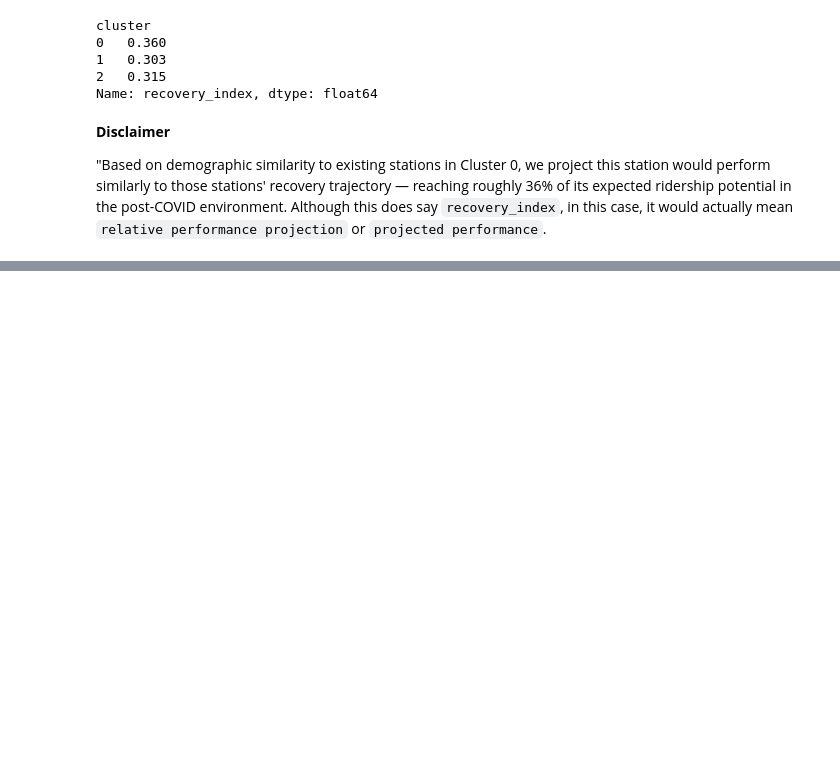
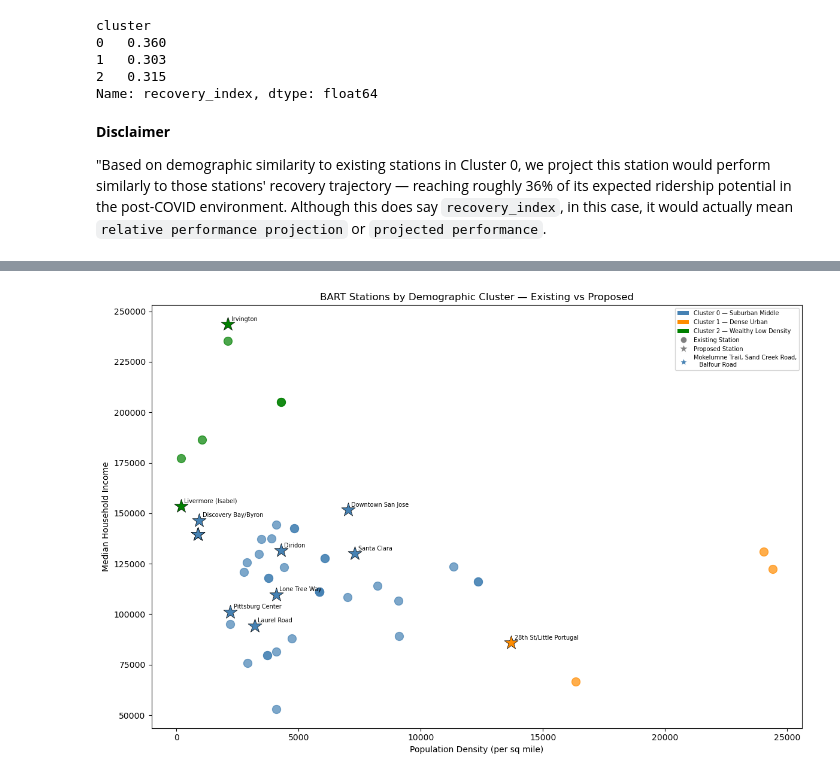
Before and after one commit to Shiv0406/BartProj, a Jupyter notebook: data-exploration.ipynb, the cells around one changed output, grey strips where cells are left out. Saved outputs shown, nothing was run; the diff lists cells and outputs as text; code cells hidden in the pictures; blank space fills up the shorter version.

```diff
--- a/data-exploration.ipynb
+++ b/data-exploration.ipynb
@@ -1439,0 +1503,44 @@ Name: recovery_index, dtype: float64
+# %%
+cluster_colors = {0: "steelblue", 1: "darkorange", 2: "green"}
+
+fig, ax = plt.subplots(figsize=(12, 8))
+
+# Existing stations — circles, no labels
+for _, row in station_recovery_2023.iterrows():
+    ax.scatter(row["pop_density"], row["mhi"],
+               color=cluster_colors[row["cluster"]],
+               marker="o", s=100, alpha=0.7)
+
+# Stations to group in legend instead of labeling
+grouped = ["Mokelumne Trail", "Sand Creek Road", "Balfour Road",]
+
+# Proposed stations — stars, labels only for non-grouped
+for _, row in proposed_df.iterrows():
+    ax.scatter(row["pop_density"], row["mhi"],
+               color=cluster_colors[row["cluster"]],
+               marker="*", s=300, edgecolors="black", linewidths=0.5)
+    if row["station"] not in grouped:
+        ax.annotate(row["station"],
+                    (row["pop_density"], row["mhi"]),
+                    fontsize=7, xytext=(4, 4), textcoords="offset points")
+
+from matplotlib.patches import Patch
+from matplotlib.lines import Line2D
+legend_elements = [
+    Patch(facecolor="steelblue", label="Cluster 0 — Suburban Middle"),
+    Patch(facecolor="darkorange", label="Cluster 1 — Dense Urban"),
+    Patch(facecolor="green", label="Cluster 2 — Wealthy Low Density"),
+    Line2D([0], [0], marker="o", color="w", markerfacecolor="gray", markersize=8, label="Existing Station"),
+    Line2D([0], [0], marker="*", color="w", markerfacecolor="gray", markersize=12, label="Proposed Station"),
+    Line2D([0], [0], marker="*", color="w", markerfacecolor="steelblue", markersize=10,
+           label="Mokelumne Trail, Sand Creek Road,\n   Balfour Road"),
+]
+
+ax.legend(handles=legend_elements, loc="upper right", fontsize=7)
+ax.set_xlabel("Population Density (per sq mile)")
+ax.set_ylabel("Median Household Income")
+ax.set_title("BART Stations by Demographic Cluster — Existing vs Proposed")
+plt.tight_layout()
+plt.show()
+# %% [output]
+[figure, added]
```
Also changed, not shown: parts of 5 cells of this notebook.
